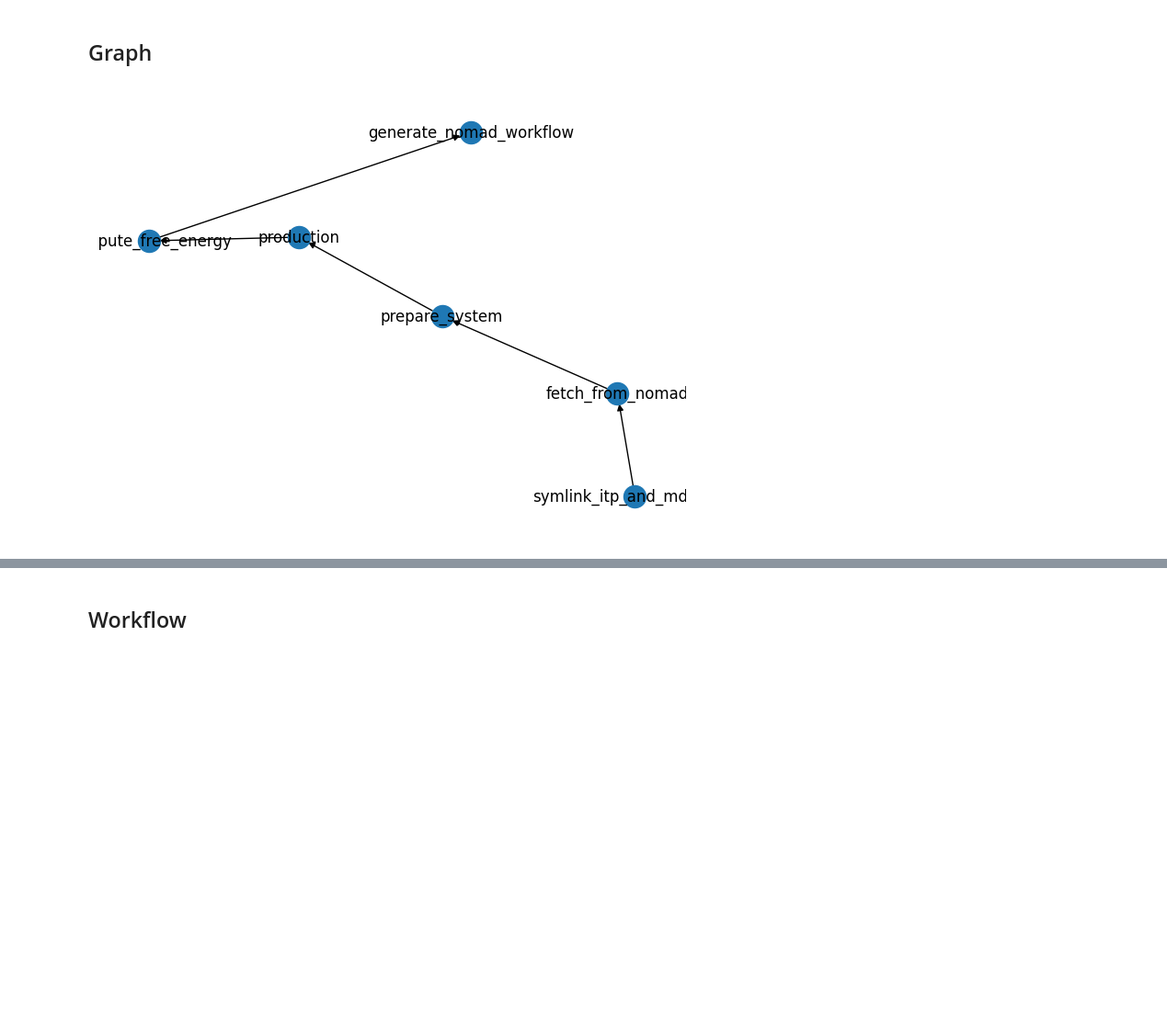
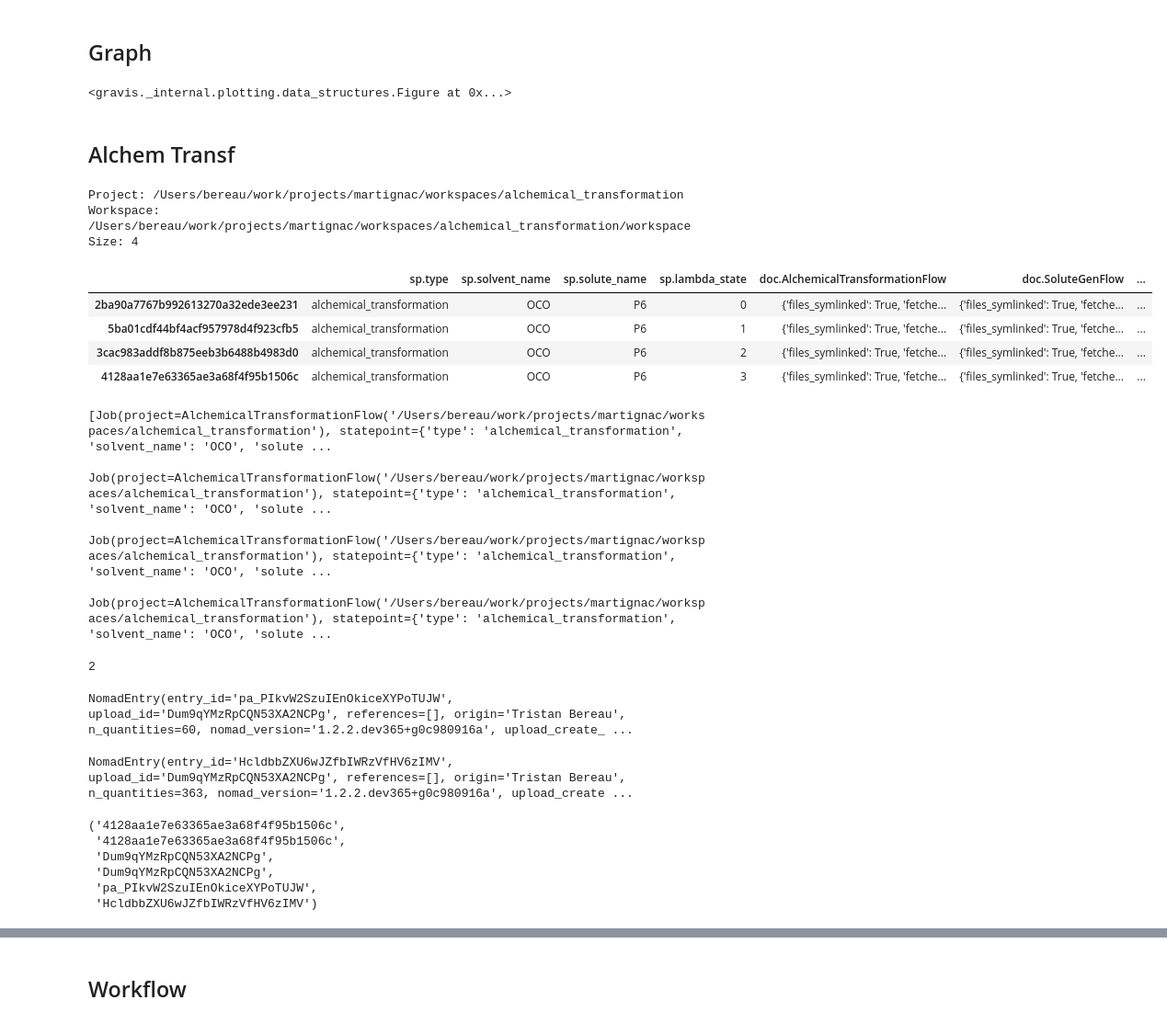
Before and after one commit to tbereau/martignac, a Jupyter notebook: dashboard/debug_workflow.ipynb, the cells around one changed output, grey strips where cells are left out. Shown at 92% size. Saved outputs shown, nothing was run; the diff lists cells and outputs as text; code cells hidden in the pictures; blank space fills up the shorter version.

```diff
--- a/dashboard/debug_workflow.ipynb
+++ b/dashboard/debug_workflow.ipynb
@@ -46,15 +48,53 @@ project = alchem_transf_project
 ops = project.operations.keys()
 adj = np.asarray(project.detect_operation_graph())
 
-plt.figure()
 g = nx.DiGraph(adj)
-pos = nx.spring_layout(g)
-nx.draw(g, pos)
-nx.draw_networkx_labels(
-    g, pos,
-    labels={key: name for (key, name) in
-            zip(range(len(ops)), [o for o in ops])})
-
-plt.show()
+for i, op in enumerate(ops):
+    g.nodes[i]["label"] = op
+gv.d3(g, node_label_data_source="label", zoom_factor=1.2)
 # %% [output]
-[figure, removed]
+<gravis._internal.plotting.data_structures.Figure at 0x...>
+# %% [markdown]
+## Alchem Transf
+# %%
+project = alchem_transf_project
+project
+# %% [output]
+Project: /Users/bereau/work/projects/martignac/workspaces/alchemical_transformation
+Workspace: /Users/bereau/work/projects/martignac/workspaces/alchemical_transformation/workspace
+Size: 4
+|  | sp.type | sp.solvent_name | sp.solute_name | sp.lambda_state | doc.AlchemicalTransformationFlow | doc.SoluteGenFlow | ... |
+| 2ba90a7767b992613270a32ede3ee231 | alchemical_transformation | OCO | P6 | 0 | {'files_symlinked': True, 'fetche... | {'files_symlinked': True, 'fetche... | ... |
+| 5ba01cdf44bf4acf957978d4f923cfb5 | alchemical_transformation | OCO | P6 | 1 | {'files_symlinked': True, 'fetche... | {'files_symlinked': True, 'fetche... | ... |
+| 3cac983addf8b875eeb3b6488b4983d0 | alchemical_transformation | OCO | P6 | 2 | {'files_symlinked': True, 'fetche... | {'files_symlinked': True, 'fetche... | ... |
+| 4128aa1e7e63365ae3a68f4f95b1506c | alchemical_transformation | OCO | P6 | 3 | {'files_symlinked': True, 'fetche... | {'files_symlinked': True, 'fetche... | ... |
+# %%
+jobs = list(project.find_jobs())
+jobs
+# %% [output]
+[Job(project=AlchemicalTransformationFlow('/Users/bereau/work/projects/martignac/workspaces/alchemical_transformation'), statepoint={'type': 'alchemical_transformation', 'solvent_name': 'OCO', 'solute ...
+ Job(project=AlchemicalTransformationFlow('/Users/bereau/work/projects/martignac/workspaces/alchemical_transformation'), statepoint={'type': 'alchemical_transformation', 'solvent_name': 'OCO', 'solute ...
+ Job(project=AlchemicalTransformationFlow('/Users/bereau/work/projects/martignac/workspaces/alchemical_transformation'), statepoint={'type': 'alchemical_transformation', 'solvent_name': 'OCO', 'solute ...
+ Job(project=AlchemicalTransformationFlow('/Users/bereau/work/projects/martignac/workspaces/alchemical_transformation'), statepoint={'type': 'alchemical_transformation', 'solvent_name': 'OCO', 'solute ...
+# %%
+entries = find_entries_corresponding_to_job(jobs[3])
+len(entries)
+# %% [output]
+2
+# %%
+entries[0]
+# %% [output]
+NomadEntry(entry_id='pa_PIkvW2SzuIEnOkiceXYPoTUJW', upload_id='Dum9qYMzRpCQN53XA2NCPg', references=[], origin='Tristan Bereau', n_quantities=60, nomad_version='1.2.2.dev365+g0c980916a', upload_create_ ...
+# %%
+entries[1]
+# %% [output]
+NomadEntry(entry_id='HcldbbZXU6wJZfbIWRzVfHV6zIMV', upload_id='Dum9qYMzRpCQN53XA2NCPg', references=[], origin='Tristan Bereau', n_quantities=363, nomad_version='1.2.2.dev365+g0c980916a', upload_create ...
+# %%
+entries[0].job_id, entries[1].job_id, entries[0].upload_id, entries[1].upload_id, entries[0].entry_id, entries[1].entry_id
+# %% [output]
+('4128aa1e7e63365ae3a68f4f95b1506c',
+ '4128aa1e7e63365ae3a68f4f95b1506c',
+ 'Dum9qYMzRpCQN53XA2NCPg',
+ 'Dum9qYMzRpCQN53XA2NCPg',
+ 'pa_PIkvW2SzuIEnOkiceXYPoTUJW',
+ 'HcldbbZXU6wJZfbIWRzVfHV6zIMV')
```
Also changed, not shown: parts of 3 cells of this notebook, 5 other files.
